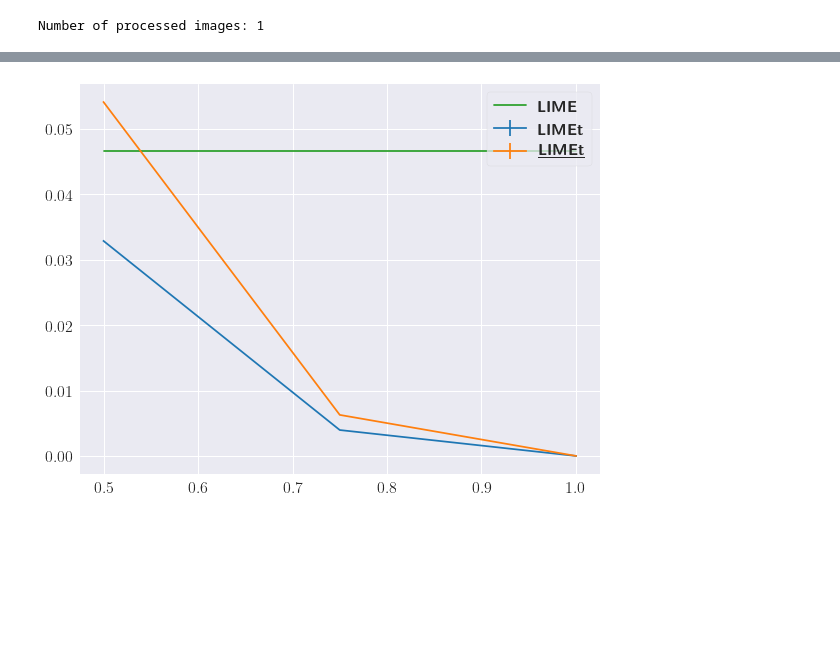
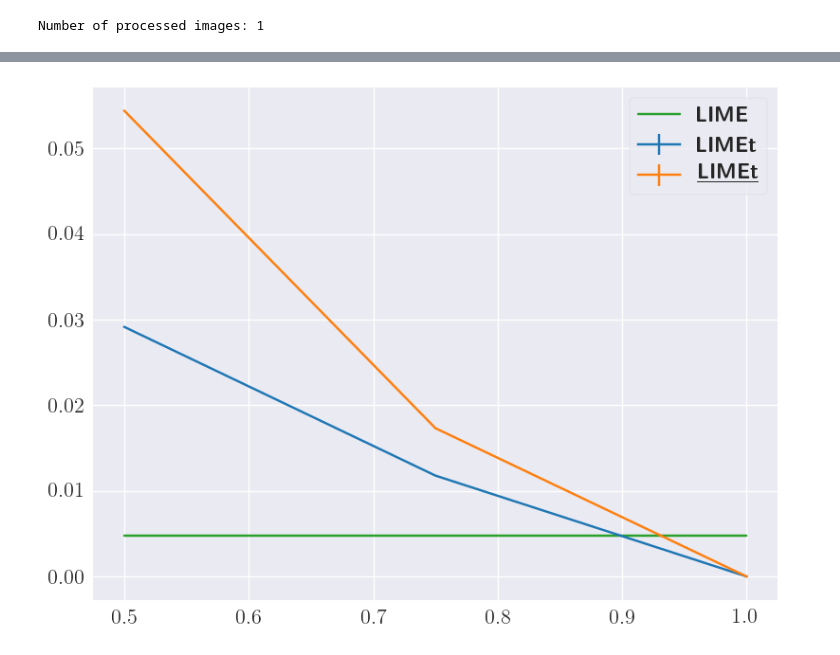
Before and after one commit to So-Cool/bLIMEy, a Jupyter notebook: ECML-PKDD_2023/limetree_experiments.ipynb, the cells around one changed output, grey strips where cells are left out. Saved outputs shown, nothing was run; the diff lists cells and outputs as text; code cells hidden in the pictures; blank space fills up the shorter version.

Commit message:
LIMEtree experiments notebook cleanup

```diff
--- a/ECML-PKDD_2023/limetree_experiments.ipynb
+++ b/ECML-PKDD_2023/limetree_experiments.ipynb
@@ -123,8 +123,9 @@ lime_scores_summary = summarise_loss_lime(lime_scores, top_classes)
 # %%
 limet_scores_summary = summarise_loss_limet(limet_scores, top_classes)
 # %%
+# NBVAL_IGNORE_OUTPUT
 plot_loss_summary(lime_scores_summary, limet_scores_summary,
-                  2, use_limet_loss=not False,
+                  2, use_limet_loss=False,
                   use_weighted=True, use_random=False)
 # %% [output]
-[figure, old version]
+[figure, new version]
```
Also changed, not shown: parts of 4 cells of this notebook, 1 other file.
